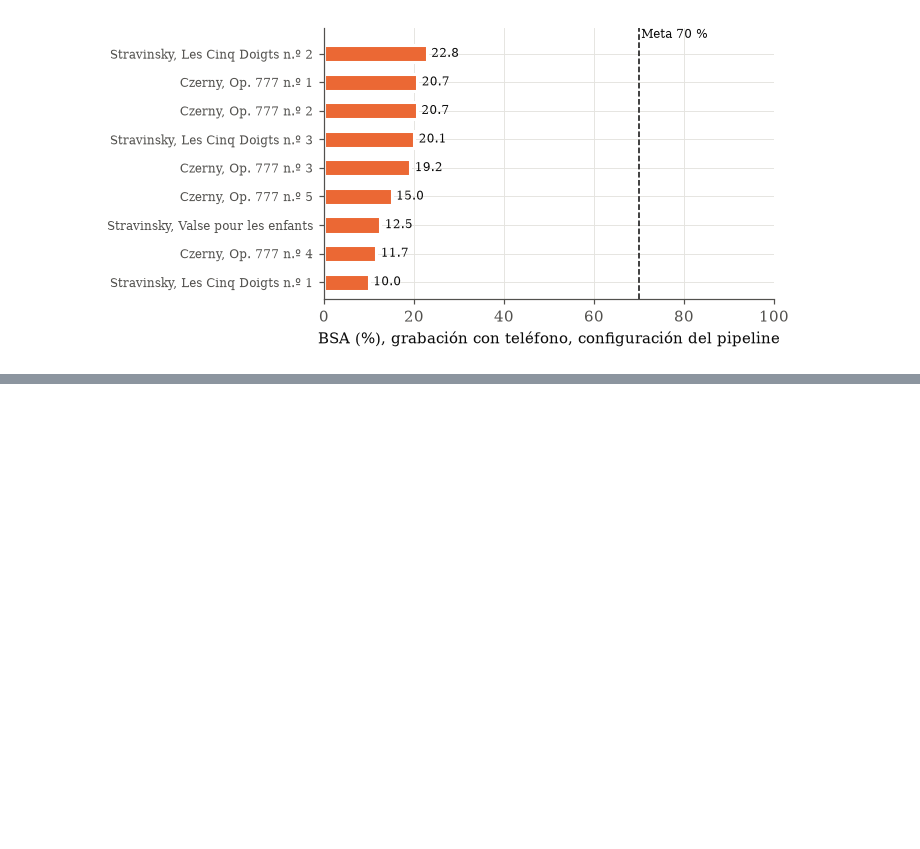
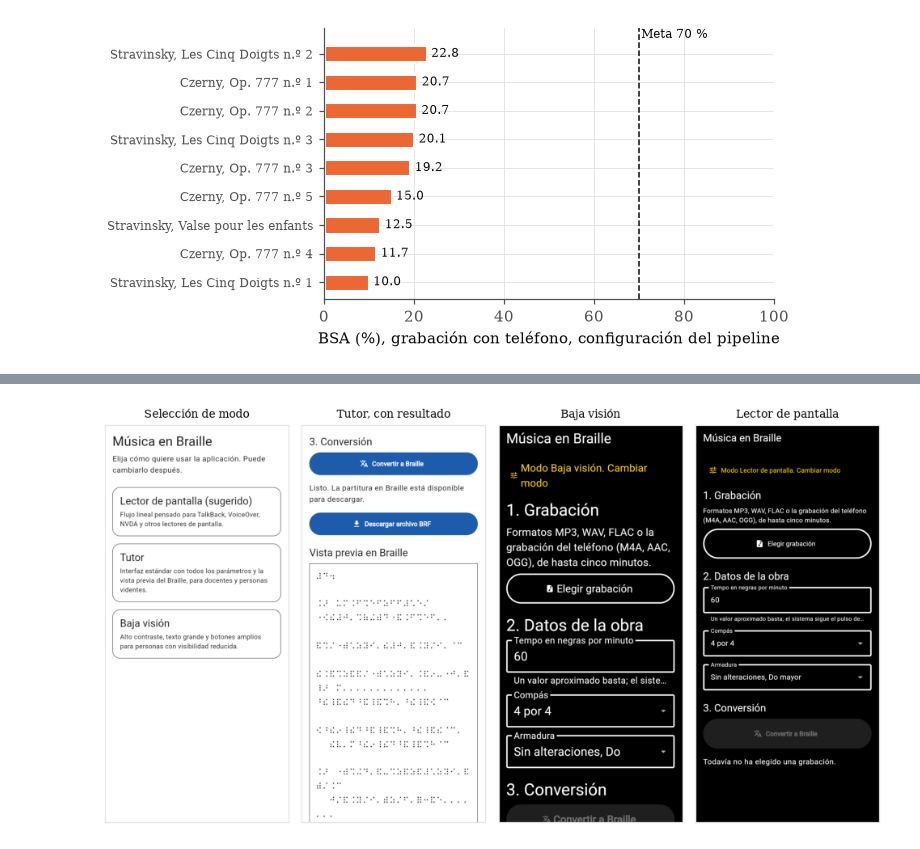
Before and after one commit to G2309/amt-braille-translator, a Jupyter notebook: notebooks/resultados-figuras.ipynb, the cells around one changed output, grey strips where cells are left out. Cells and saved outputs as stored; diff of their text form; code cells hidden in the pictures; blank space fills up the shorter version.

```diff
--- a/notebooks/resultados-figuras.ipynb
+++ b/notebooks/resultados-figuras.ipynb
@@ -266,0 +308,18 @@ solo[["nombre", "bsa", "f1_notas_por_compas", "alturas", "ritmo"]].round(3)
+# %%
+import matplotlib.image as mpimg
+CAP = ROOT / "cliente" / "auditoria" / "capturas"
+# El modo tutor se recorta desde la sección de conversión para mostrar el resultado y la vista previa
+paneles = [("telefono_seleccion.png", "Selección de modo", 0), ("telefono_tutor_resultado.png", "Tutor, con resultado", 1100),
+           ("telefono_bajaVision.png", "Baja visión", 0), ("telefono_nulaVision.png", "Lector de pantalla", 0)]
+fig, ejes = plt.subplots(1, 4, figsize=(9, 5.2))
+for ax, (archivo, titulo, desde) in zip(ejes, paneles):
+    img = mpimg.imread(CAP / archivo)
+    img = img[desde: desde + int(img.shape[1] * 844 / 390)]  # mismo alto de pantalla en todos los paneles
+    ax.imshow(img)
+    ax.set_title(titulo, fontsize=9, color=TINTA)
+    ax.set_xticks([]); ax.set_yticks([]); ax.grid(False)
+    for lado in ax.spines.values():
+        lado.set_visible(True); lado.set_color(REJILLA)
+guardar(fig, "oe6_cliente")
+# %% [output]
+[figure, added]
```
Also changed, not shown: parts of 8 cells of this notebook, 14 other files.
